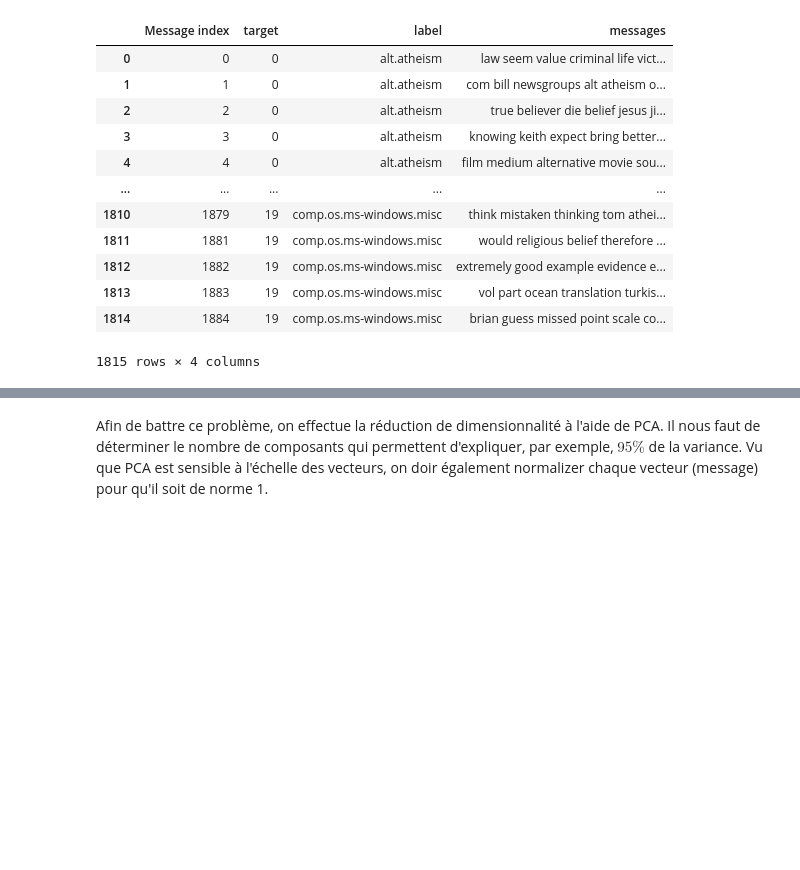
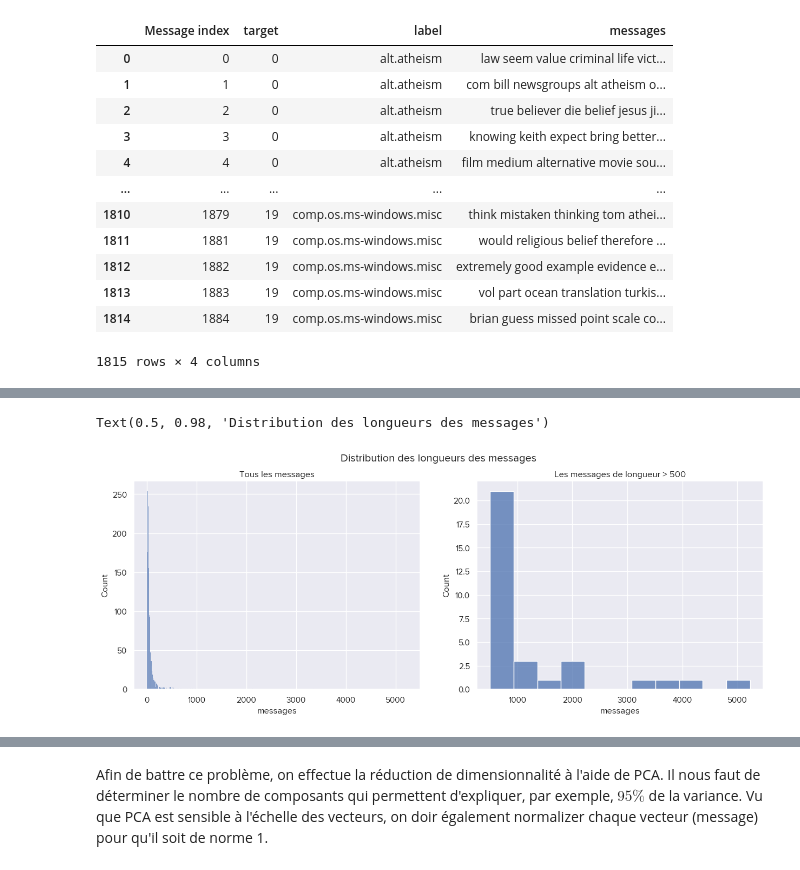
Before and after one commit to BshKatrin/SDD-miniprojet, a Jupyter notebook: miniprojet/unsupervised_no_sw.ipynb, the cells around one changed output, grey strips where cells are left out. Saved outputs shown, nothing was run; the diff lists cells and outputs as text; code cells hidden in the pictures; blank space fills up the shorter version.

```diff
--- a/miniprojet/unsupervised_no_sw.ipynb
+++ b/miniprojet/unsupervised_no_sw.ipynb
@@ -69 +72,15 @@ Number of Nans 48
+# %%
+length = news_no_stopwords["messages"].str.split().apply(len)
+
+fig, (ax1, ax2) = plt.subplots(1, 2, figsize=(15, 5))
+sns.histplot(length, bins="auto", stat="count", ax=ax1)
+ax1.set_title("Tous les messages")
+
+sns.histplot(length[length > 500], bins="auto", stat="count", ax=ax2)
+ax2.set_title("Les messages de longueur > 500")
+
+fig.suptitle("Distribution des longueurs des messages")
+# %% [output]
+Text(0.5, 0.98, 'Distribution des longueurs des messages')
+[figure, added]
 # %% [markdown]
```
Also changed, not shown: parts of 16 cells of this notebook, 3 other files.
